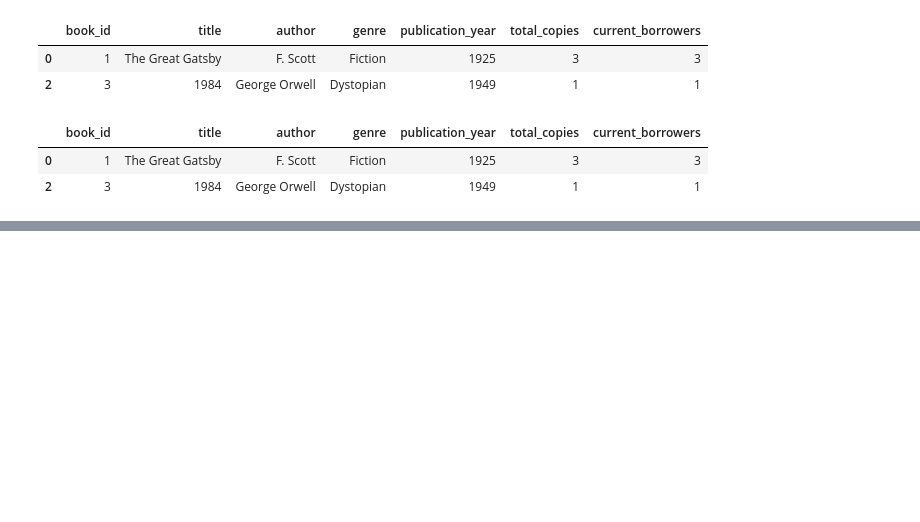
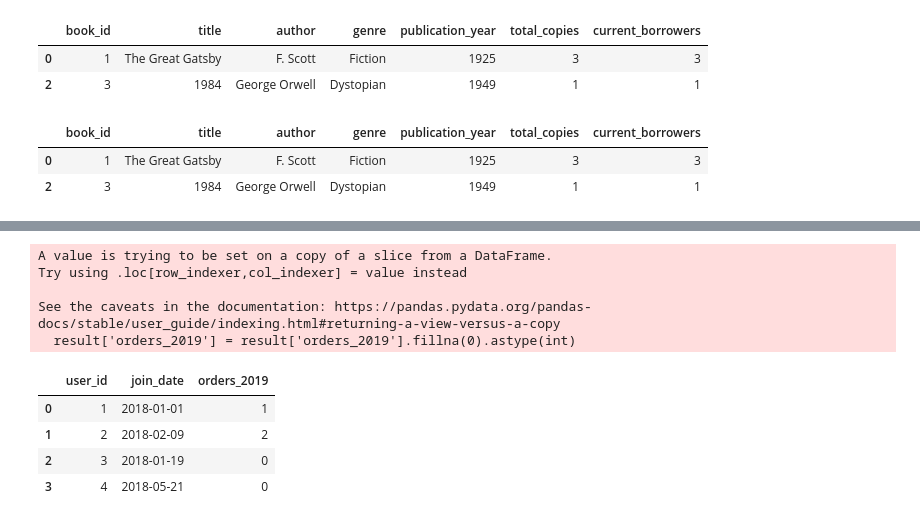
Before and after one commit to Swap-20/Leetcode-Pandas, a Jupyter notebook: Leetcode_Panda.ipynb, the cells around one changed output, grey strips where cells are left out. Saved outputs shown, nothing was run; the diff lists cells and outputs as text; code cells hidden in the pictures; blank space fills up the shorter version.

```diff
--- a/Leetcode_Panda.ipynb
+++ b/Leetcode_Panda.ipynb
@@ -1321,0 +1409,16 @@ result
+# %%
+# fill nan values with 0 and drop redundant buyer_id column
+result['orders_2019'] = result['orders_2019'].fillna(0).astype(int)
+result = result[['user_id', 'join_date','orders_2019']]
+result
+# %% [output]
+A value is trying to be set on a copy of a slice from a DataFrame.
+Try using .loc[row_indexer,col_indexer] = value instead
+
+See the caveats in the documentation: https://pandas.pydata.org/pandas-docs/stable/user_guide/indexing.html#returning-a-view-versus-a-copy
+  result['orders_2019'] = result['orders_2019'].fillna(0).astype(int)
+|  | user_id | join_date | orders_2019 |
+| 0 | 1 | 2018-01-01 | 1 |
+| 1 | 2 | 2018-02-09 | 2 |
+| 2 | 3 | 2018-01-19 | 0 |
+| 3 | 4 | 2018-05-21 | 0 |
```
Also changed, not shown: parts of 10 cells of this notebook.
